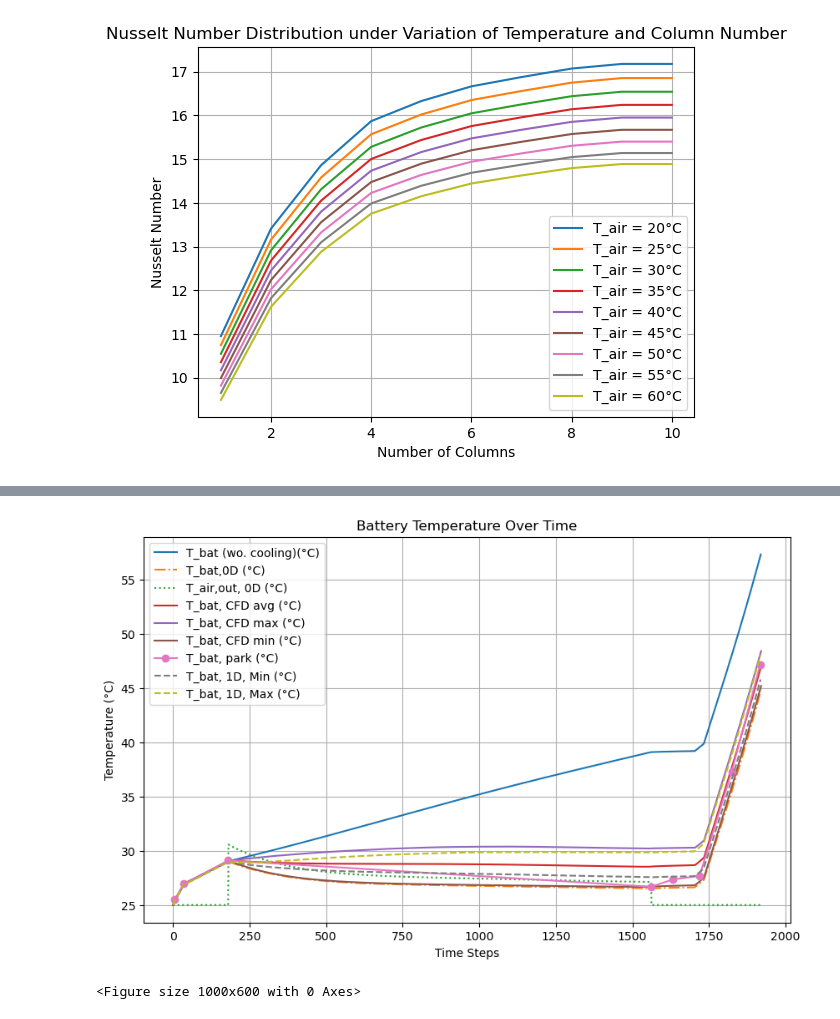
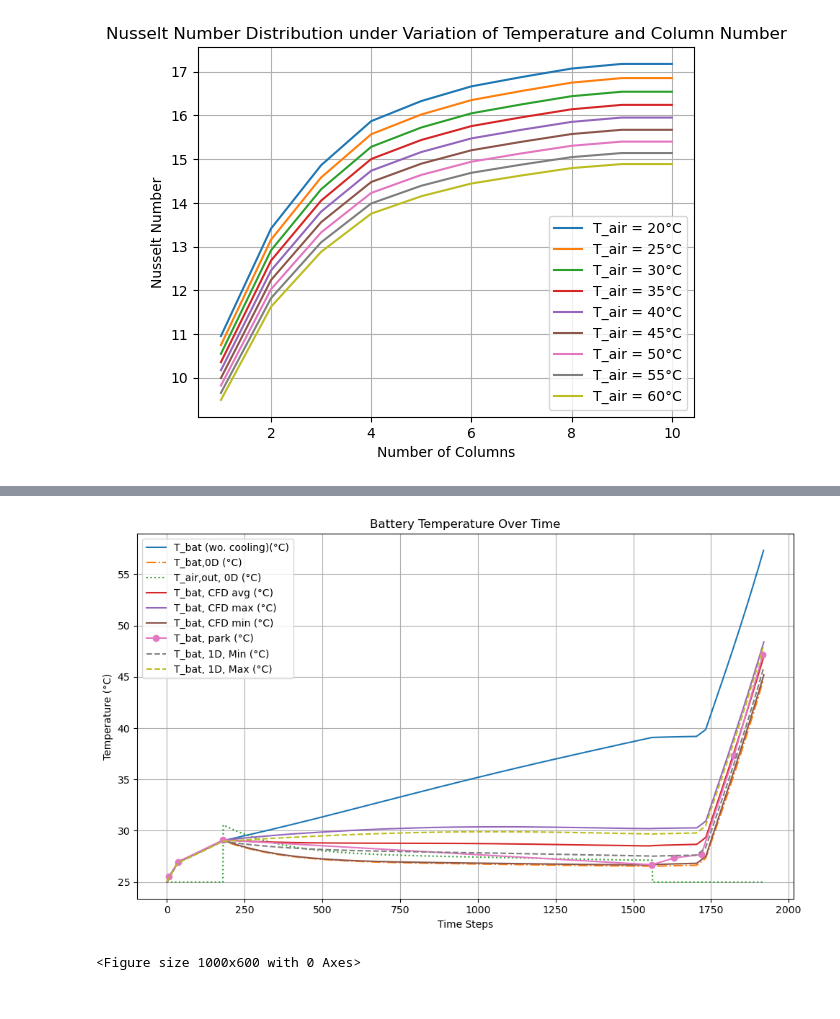
Before and after one commit to sxwd4ever/eBATS, a Jupyter notebook: BTMS T Solver.ipynb, the cells around one changed output, grey strips where cells are left out. Saved outputs shown, nothing was run; the diff lists cells and outputs as text; code cells hidden in the pictures.

```diff
--- a/BTMS T Solver.ipynb
+++ b/BTMS T Solver.ipynb
@@ -443,34 +443,40 @@ for t, (flow_time_cfd, report_def_0_cfd) in temperature_cfd_data.items():
 # plot the band between the max and min CFD temperatures to visualize the range of CFD predictions
 # plt.fill_between(temperature_cfd_data['min'][0], temperature_cfd_data['min'][1] - 273.15, temperature_cfd_data['max'][1] - 273.15, color='gray', alpha=0.3, label='CFD Temperature Range (°C)') # convert CFD temperatures from K to °C for plotting
 
 # plot the experimental temperature data from Park's paper for comparison
 t_park = [6, 36, 180, 1560, 1632, 1719, 1824, 1917]
 T_park = [298.7, 300.1, 302.25, 299.84, 300.5, 300.84, 310.45, 320.31] # Park's experimental temperature data in Kelvin
 
 plt.plot(t_park, np.array(T_park) - 273.15, label='T_bat, park (°C)', marker='o') # convert Park's temperature from K to °C for plotting
 
 # plot the battery temperature calculated using the one-dimensional finite difference method for the air cooling case as a dashed line
 
 T_bat_air_fd_min = np.array([T_bat_history[i][0] for i in range(num_time_steps)]) # minimum battery temperature across segments at each time step
 
 T_bat_air_fd_max = np.array([T_bat_history[i][-1] for i in range(num_time_steps)]) # maximum battery temperature across segments at each time step
 
 plt.plot(T_bat_air_fd_min[:-1], label='T_bat, 1D, Min (°C)', linestyle='--') # plot the minimum battery temperature across segments as a dotted line
 plt.plot(T_bat_air_fd_max[:-1], label='T_bat, 1D, Max (°C)', linestyle='--') # plot the maximum battery temperature across segments as a dotted line
 # plt.fill_between(range(len(T_bat_air_0D)), T_bat_air_fd_min, T_bat_air_fd_max, color='blue', alpha=0.1, label='Battery Temperature Range with Air Cooling (1D FD) (°C)') # fill the area between the minimum and maximum battery temperatures across segments to visualize the range of temperatures predicted by the 1D finite difference method
 
 T_cool_air_fd = np.array([T_air_history[i][1] for i in range(num_time_steps)]) # coolant temperature at the second segment (example) across time steps for analysis
 T_cool_air_fd_out = np.array([T_air_history[i][-1] for i in range(num_time_steps)]) # coolant temperature at the last segment (outlet) across time steps for analysis
 
 
 plt.xlabel('Time Steps')
 plt.ylabel('Temperature (°C)')
 plt.title('Battery Temperature Over Time')
 plt.legend()
 plt.grid()
+plt.tight_layout()
+plt.savefig(
+    'Battery_Temperature_Over_Time_600dpi.png',
+    dpi=600,
+    bbox_inches='tight'
+)
 plt.show()
 # %% [output]
-[figure, old version]
+[figure, new version]
 # %%
 # in this part, plot the battery temperature profile over time steps with and without air cooling, and the power generation profile for analysis
 
```
Also changed, not shown: parts of 4 cells of this notebook, 26 other files.
